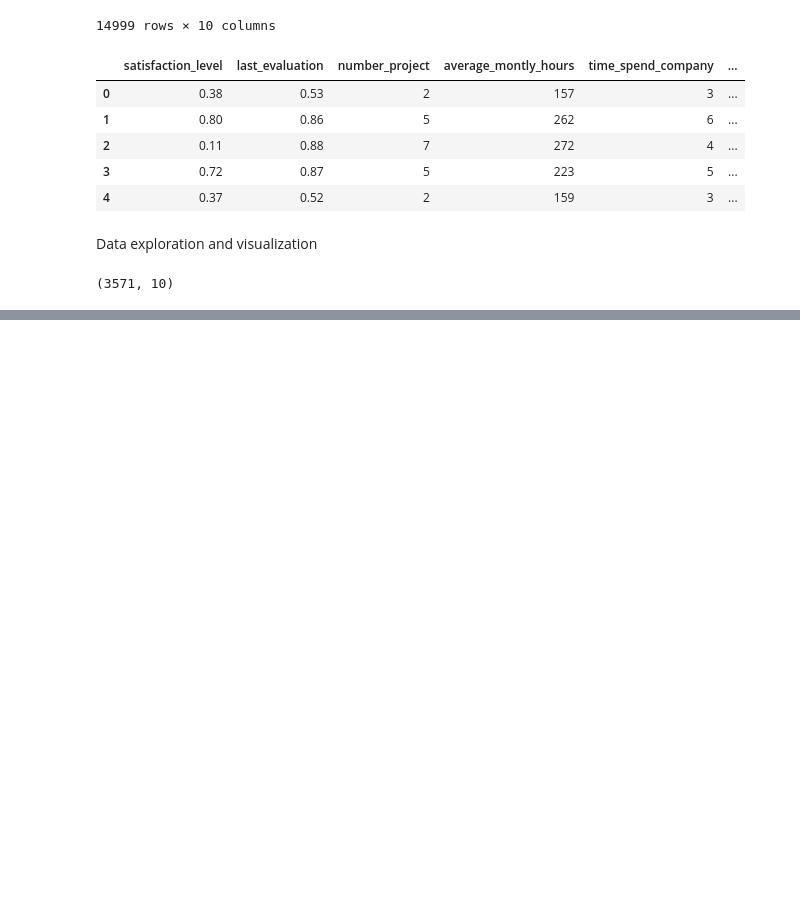
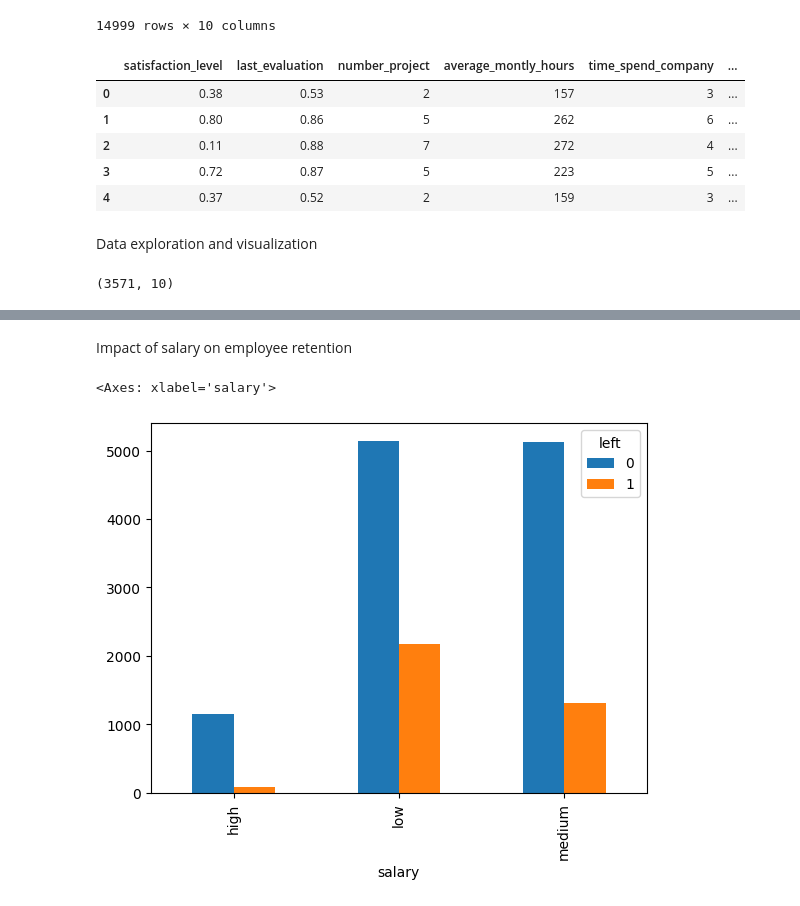
Before and after one commit to AtharvGore14/Machine_Learning, a Jupyter notebook: 07_Logistic_Regression/logistical_exercise.ipynb, the cells around one changed output, grey strips where cells are left out. Saved outputs shown, nothing was run; the diff lists cells and outputs as text; code cells hidden in the pictures; blank space fills up the shorter version.

```diff
--- a/07_Logistic_Regression/logistical_exercise.ipynb
+++ b/07_Logistic_Regression/logistical_exercise.ipynb
@@ -41,0 +60,8 @@ retained
+# %% [markdown]
+
+Impact of salary on employee retention
+# %%
+pd.crosstab(df.salary, df.left).plot(kind='bar')
+# %% [output]
+<Axes: xlabel='salary'>
+[figure, added]
```
Also changed, not shown: parts of 24 cells of this notebook.
